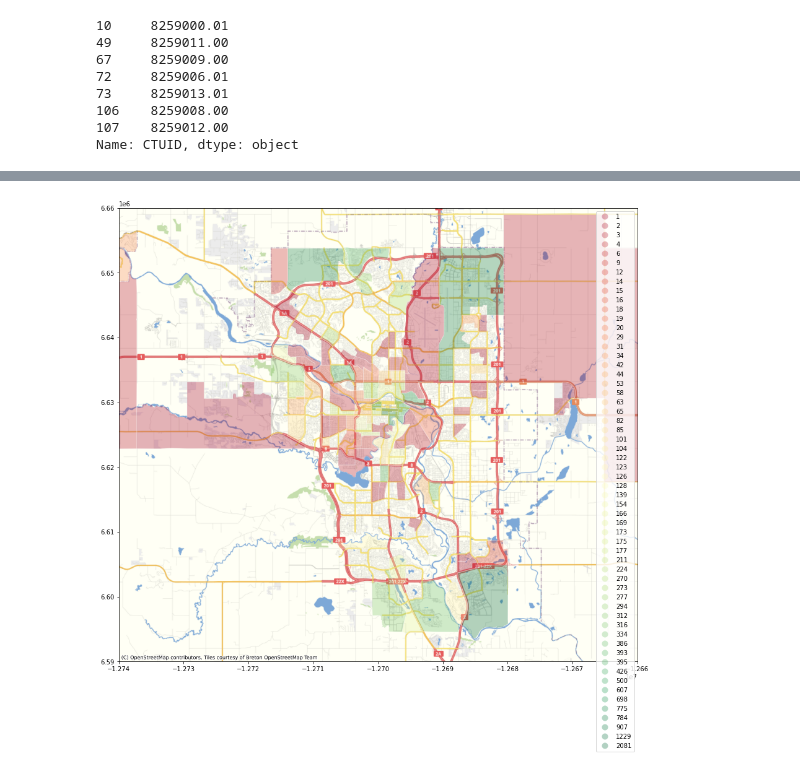
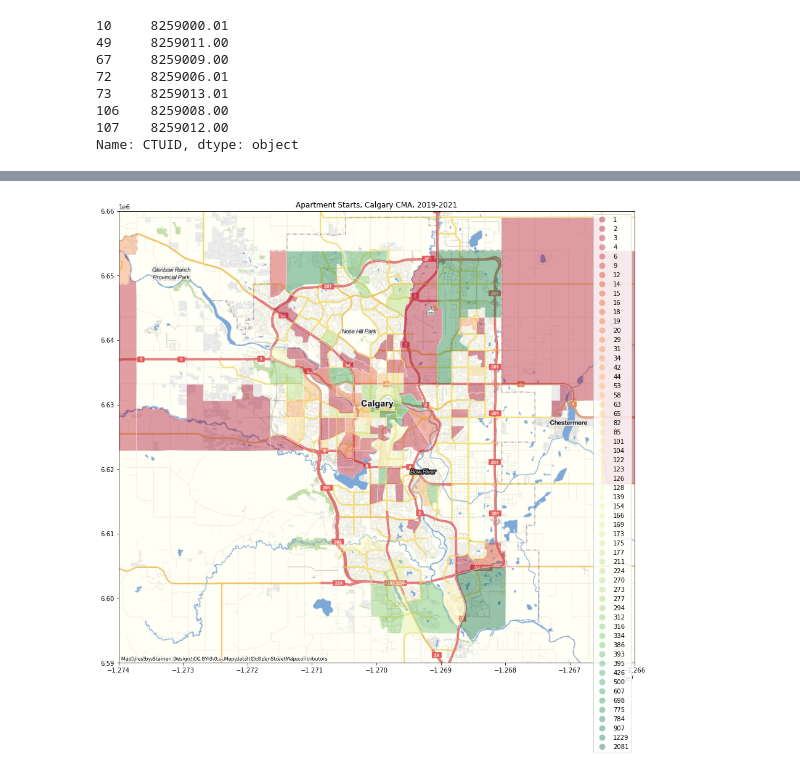
Before and after one commit to doublebigmak/housing_stats, a Jupyter notebook: starts_geo.ipynb, the cells around one changed output, grey strips where cells are left out. Saved outputs shown, nothing was run; the diff lists cells and outputs as text; code cells hidden in the pictures.

```diff
--- a/starts_geo.ipynb
+++ b/starts_geo.ipynb
@@ -70,14 +70,15 @@ import geoplot.crs as gcrs
 import contextily as cx
 # %%
 fig,ax = plt.subplots(1,1,figsize=(15,15))
-
-merged_starts.to_crs(epsg='3857').plot(column='Total',cmap='RdYlGn',edgecolor='white', ax=ax,alpha = 0.3, legend = True)
+ax.set_title('Apartment Starts, Calgary CMA, 2019-2021')
+merged_starts.to_crs(epsg='3857').plot(column='Total',cmap='RdYlGn',edgecolor='white', ax=ax,alpha = 0.4, legend = True)
 minx=-1.274*10**7
 maxx=-1.266*10**7
 miny=6.59*10**6
 maxy=6.66*10**6
 ax.set_xlim(minx, maxx)
 ax.set_ylim(miny, maxy)
 cx.add_basemap(ax ,source=cx.providers.OpenStreetMap.BZH)
+cx.add_basemap(ax ,source=cx.providers.Stamen.TonerLabels)
 # %% [output]
-[figure, old version]
+[figure, new version]
```
Also changed, not shown: parts of 2 cells of this notebook.
